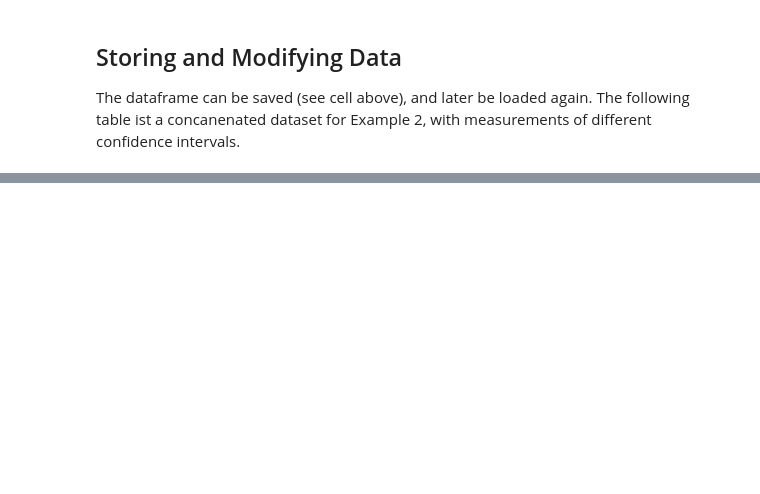
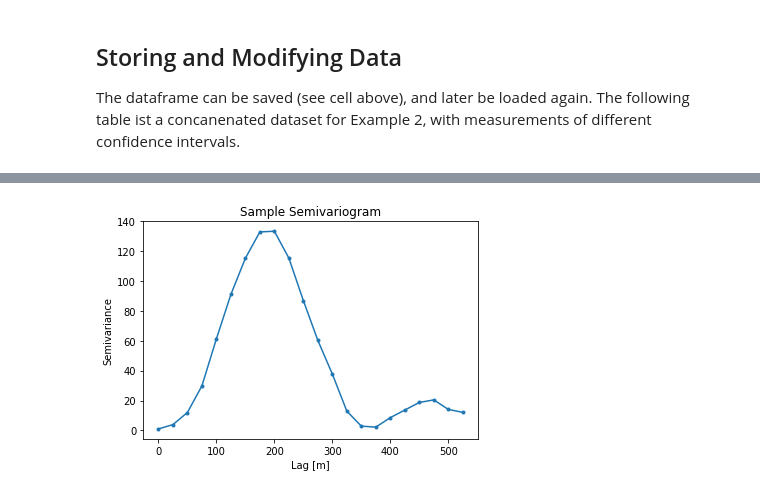
Before and after one commit to red5alex/kriglab, a Jupyter notebook: Import Example Data Set.ipynb, the cells around one changed output, grey strips where cells are left out. Cells and saved outputs as stored; diff of their text form; code cells hidden in the pictures; blank space fills up the shorter version.

```diff
--- a/Import Example Data Set.ipynb
+++ b/Import Example Data Set.ipynb
@@ -77,0 +138,3 @@ plt.show()
+# %%
+P = np.array(df_z.dropna()[['x','y','truez', 'noise']])
+P
@@ -77,0 +192,15 @@ plt.show()
+# %%
+# bandwidth, plus or minus bw meters
+bw = 25
+# lags in 25 days increments from zero to 2000
+hs = np.arange(0, 4000, bw)
+sv = SV( P, hs, bw )
+plt.plot( sv[0], sv[1], '.-' )
+#plt.errorbar(df_z.x, df_z.truez, df_z.noise, fmt='.',
+             #label='confidence intervall', color="grey")
+plt.xlabel('Lag [m]')
+plt.ylabel('Semivariance')
+plt.title('Sample Semivariogram') ;
+#savefig('sample_semivariogram.png',fmt='png',dpi=200)
+# %% [output]
+[figure, added]
```
Also changed, not shown: parts of 19 cells of this notebook, 5 other files.
